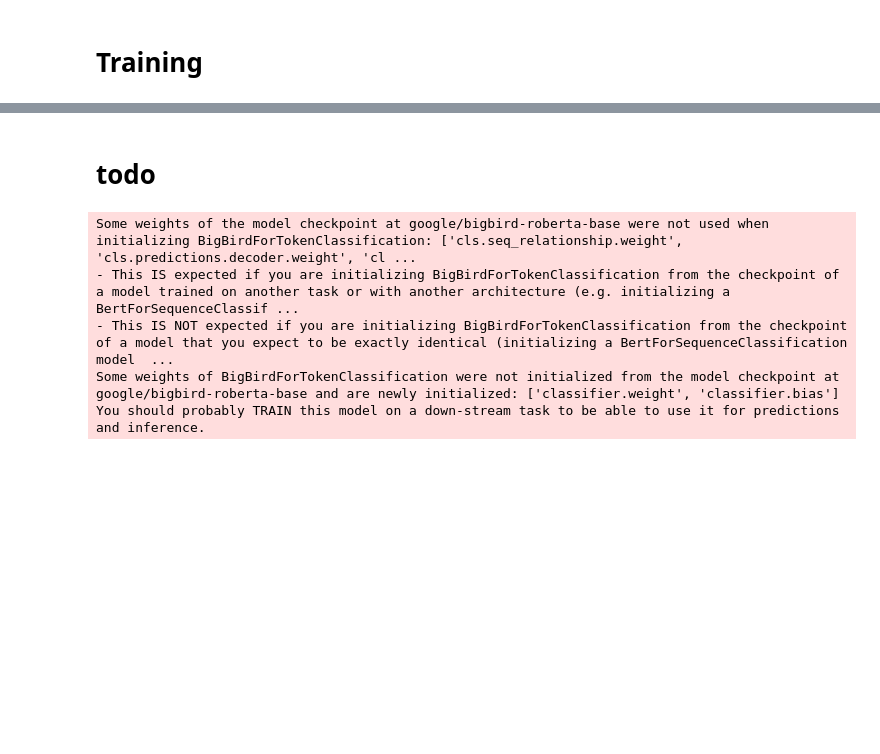
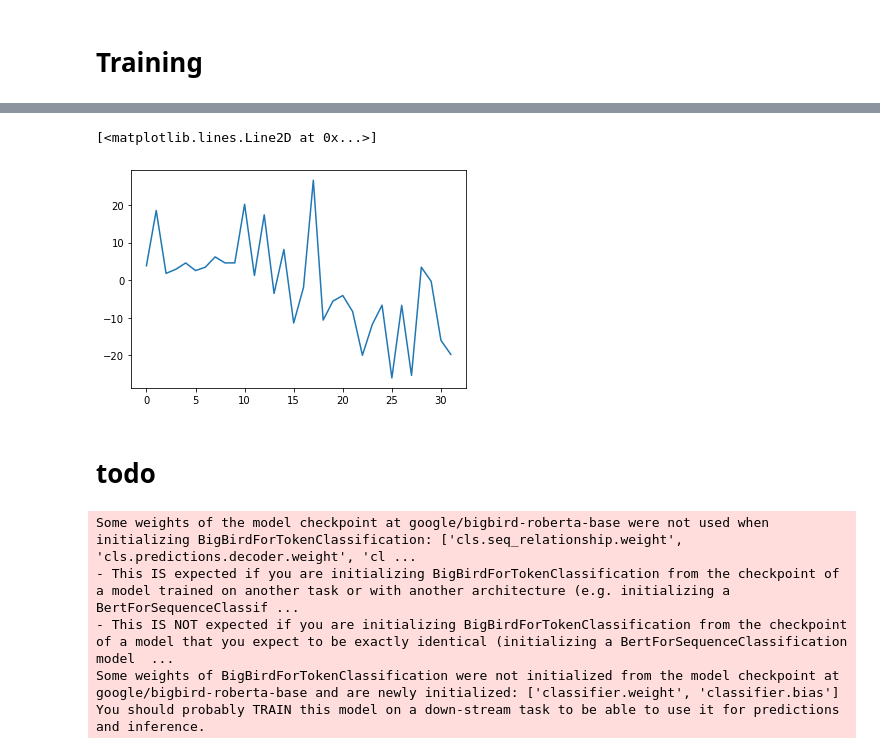
Before and after one commit to enkeejunior1/kaggle_feedbackprize, a Jupyter notebook: baseline_object_detection.ipynb, the cells around one changed output, grey strips where cells are left out. Cells and saved outputs as stored; diff of their text form; code cells hidden in the pictures; blank space fills up the shorter version.

Commit message:
update code : (td : exploding gradient)

```diff
--- a/baseline_object_detection.ipynb
+++ b/baseline_object_detection.ipynb
@@ -643,3 +397,0 @@ train_loader = DataLoader(train_dataset, **train_params,
-# %%
-for batch in training_loader:
-    break
@@ -732,0 +398,10 @@ else:
+# %%
+'''hyper parameter'''
+EPOCH = 5
+LR = 2e-6
+max_norm = 0.1 # gradient clipping
+
+scheduler = None
+
+# 이하는 작업중인 hyper-parameters
+# null_class_coef = 0.5 #!# null class 학습이 전혀 안이뤄지는것도 문제가 있지... 지금은 전부 버리는데 이게 맞는 것 같지는 않아.
@@ -732,0 +487,29 @@ else:
+# %%
+weight_dict = {'weight_bbox' : 1/max_seq, 'weight_class' : 1, 'weight_giou' : 1/max_seq}
+optimizer = torch.optim.AdamW(DETR_HEAD.parameters(), lr=LR)
+
+loss_traj = []
+
+model = DETR_HEAD.to(device)
+model.train()
+
+for i, batch in enumerate(train_loader):
+    batch = {k : v.to(device) for k, v in batch.items()}
+
+    c, b = DETR_HEAD(batch) # c : class, b : bounding box
+    out = {'pred_logits' : c, 'pred_boxes' : b}
+    tgt = {'labels' : batch['labels'][:, :, 0], 'boxes' : batch['labels'][:, :, 1:]}
+
+    loss = compute_loss(out, tgt, **weight_dict)
+
+    optimizer.zero_grad()
+    loss.backward()
+
+    torch.nn.utils.clip_grad_norm_(model.parameters(), max_norm)
+    optimizer.step()
+
+    if scheduler is not None:
+        scheduler.step()
+
+    loss_traj.append(float(loss))
+    print(i)
@@ -733,3 +535,8 @@ else:
+# %%
+plt.plot(loss_traj)
+# %% [output]
+[<matplotlib.lines.Line2D at 0x...>]
+[figure, added]
 # %% [markdown]
 # todo
 # %%
```
Also changed, not shown: parts of 51 cells of this notebook.
